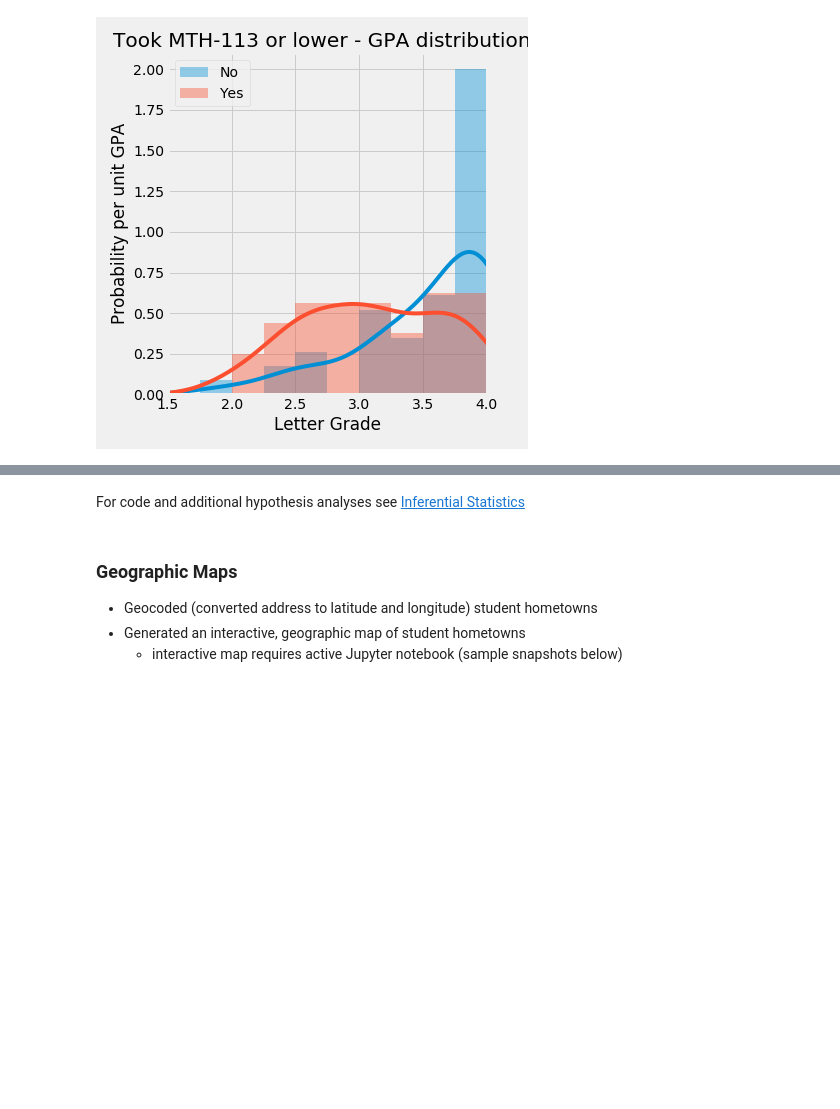
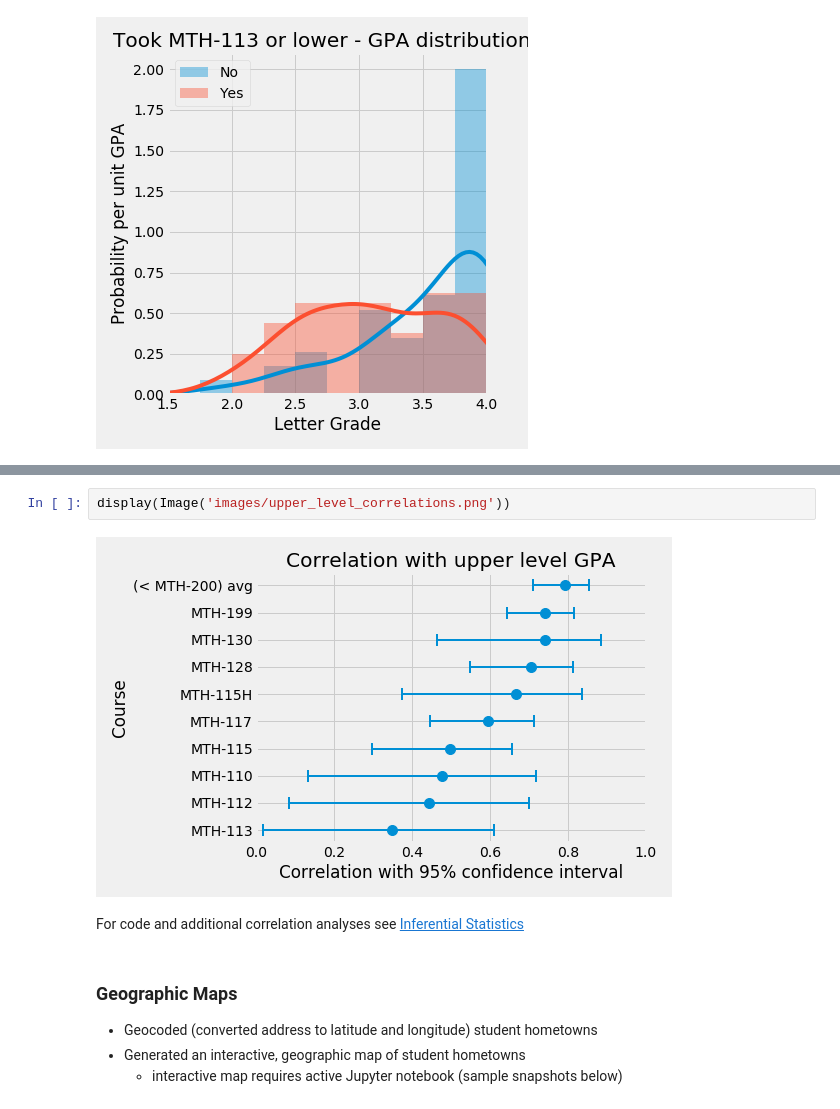
Before and after one commit to pmgasper/union_students, a Jupyter notebook: nb01_overview.ipynb, the cells around one changed output, grey strips where cells are left out. Saved outputs shown, nothing was run; the diff lists cells and outputs as text; blank space fills up the shorter version.

```diff
--- a/nb01_overview.ipynb
+++ b/nb01_overview.ipynb
@@ -162,5 +175,9 @@ Upper level correlations (example of inferential statistics):
+# %%
+display(Image('images/upper_level_correlations.png'))
+# %% [output]
+[figure, added]
 # %% [markdown]
-For code and additional hypothesis analyses see [Inferential Statistics](nb04_hypothesis_testing.ipynb)
+For code and additional correlation analyses see [Inferential Statistics](nb04_hypothesis_testing.ipynb)
 # %% [markdown]
 ### Geographic Maps
 
```
Also changed, not shown: parts of 13 cells of this notebook.
